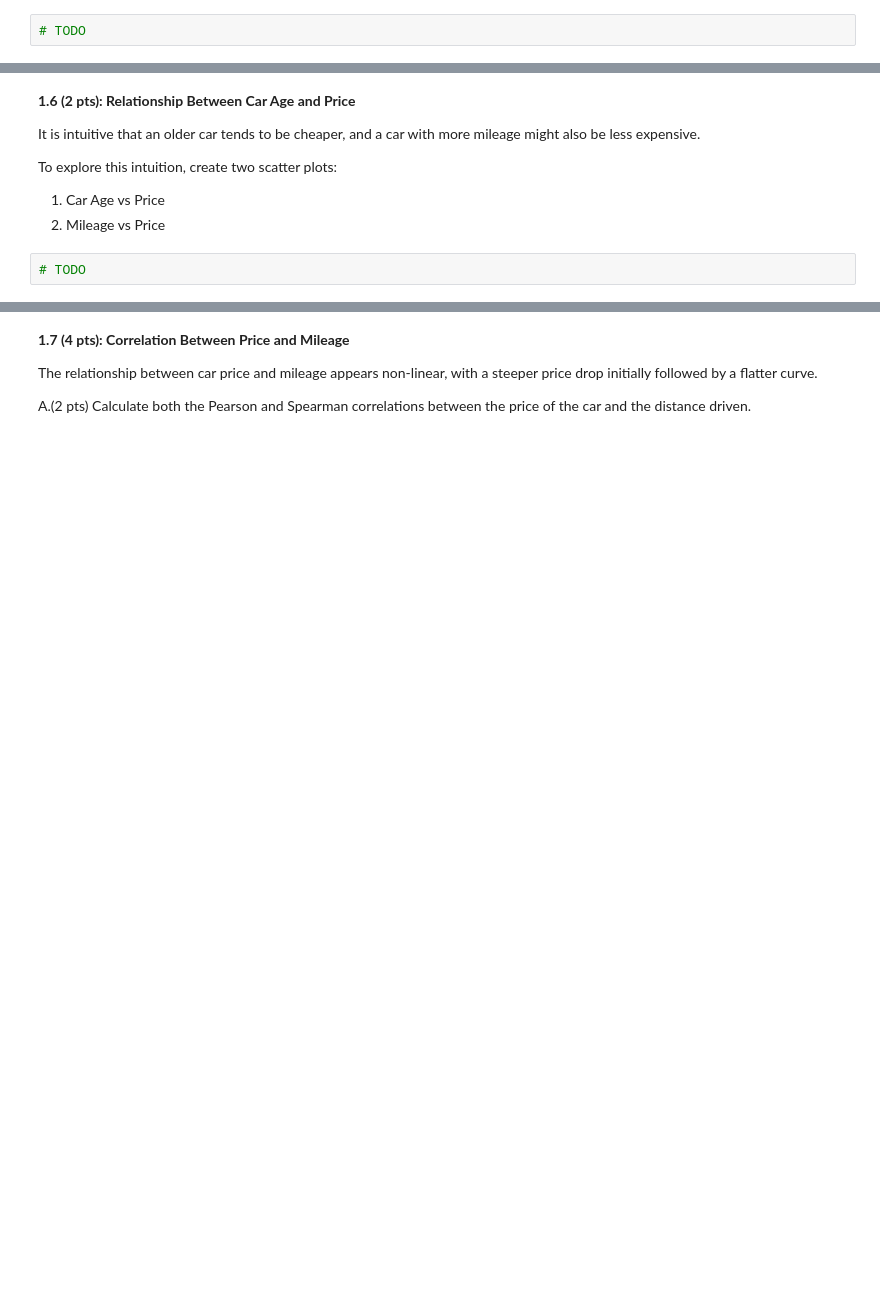
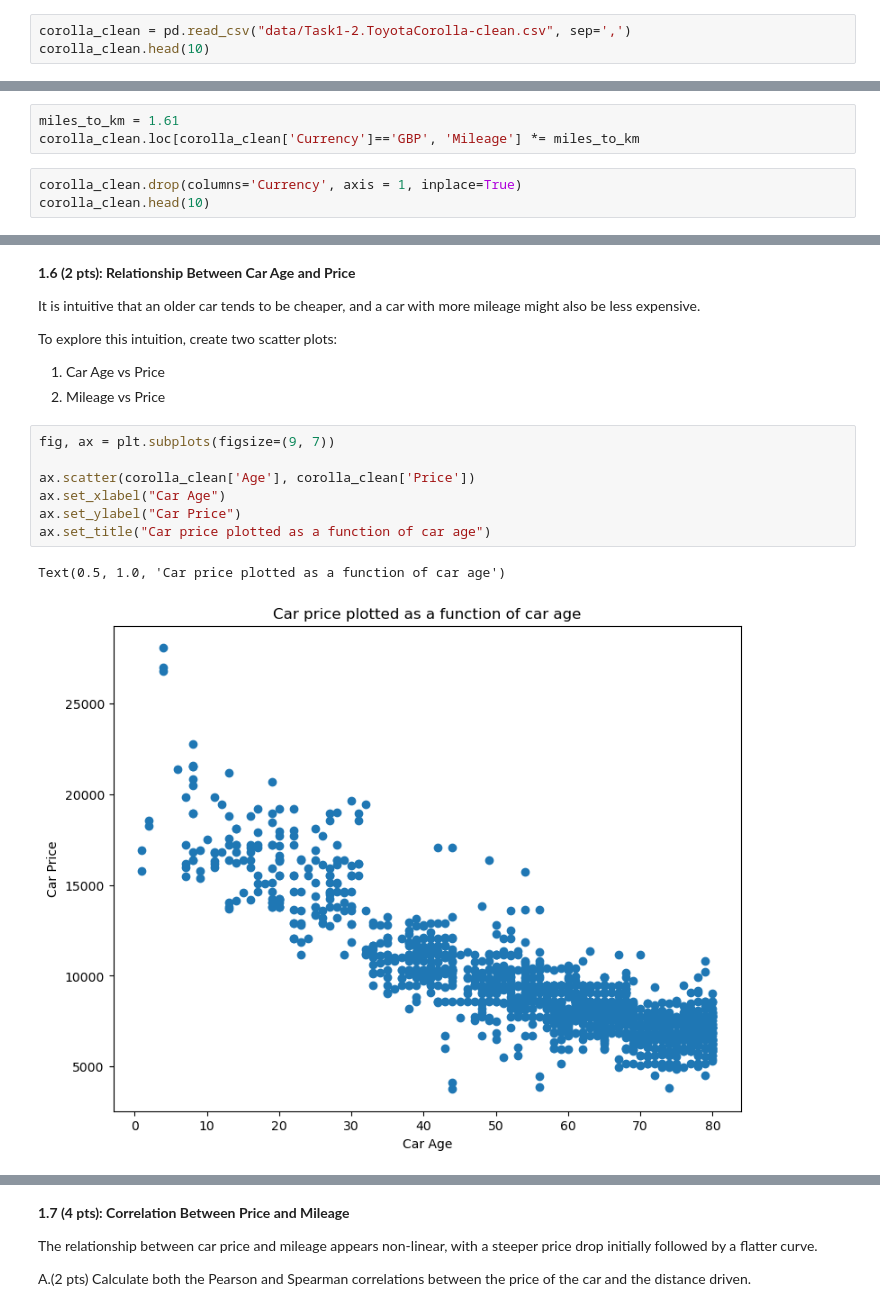
Before and after one commit to kabdelno/PersonalRepo-CS401, a Jupyter notebook: Homework/02_PROJECT_CAR_SALES/2024-HW2.ipynb, the cells around one changed output, grey strips where cells are left out. Saved outputs shown, nothing was run; the diff lists cells and outputs as text; blank space fills up the shorter version.

```diff
--- a/Homework/02_PROJECT_CAR_SALES/2024-HW2.ipynb
+++ b/Homework/02_PROJECT_CAR_SALES/2024-HW2.ipynb
@@ -158,4 +215,5 @@ Make the following conversions:
 3. Drop the 'Currency' column.
 4. Calculate the min, mean, median and max of the 'Price' and 'Distance' columns after the conversion.
 # %%
-# TODO
+corolla_clean = pd.read_csv("data/Task1-2.ToyotaCorolla-clean.csv", sep=',')
+corolla_clean.head(10)
@@ -161,0 +258,6 @@ Make the following conversions:
+# %%
+miles_to_km = 1.61
+corolla_clean.loc[corolla_clean['Currency']=='GBP', 'Mileage'] *= miles_to_km
+# %%
+corolla_clean.drop(columns='Currency', axis = 1, inplace=True)
+corolla_clean.head(10)
@@ -176,4 +350,12 @@ To explore this intuition, create two scatter plots:
 1. Car Age vs Price
 2. Mileage vs Price
 # %%
-# TODO
+fig, ax = plt.subplots(figsize=(9, 7))
+
+ax.scatter(corolla_clean['Age'], corolla_clean['Price'])
+ax.set_xlabel("Car Age")
+ax.set_ylabel("Car Price")
+ax.set_title("Car price plotted as a function of car age")
+# %% [output]
+Text(0.5, 1.0, 'Car price plotted as a function of car age')
+[figure, added]
```
Also changed, not shown: parts of 66 cells of this notebook, 1 other file.
